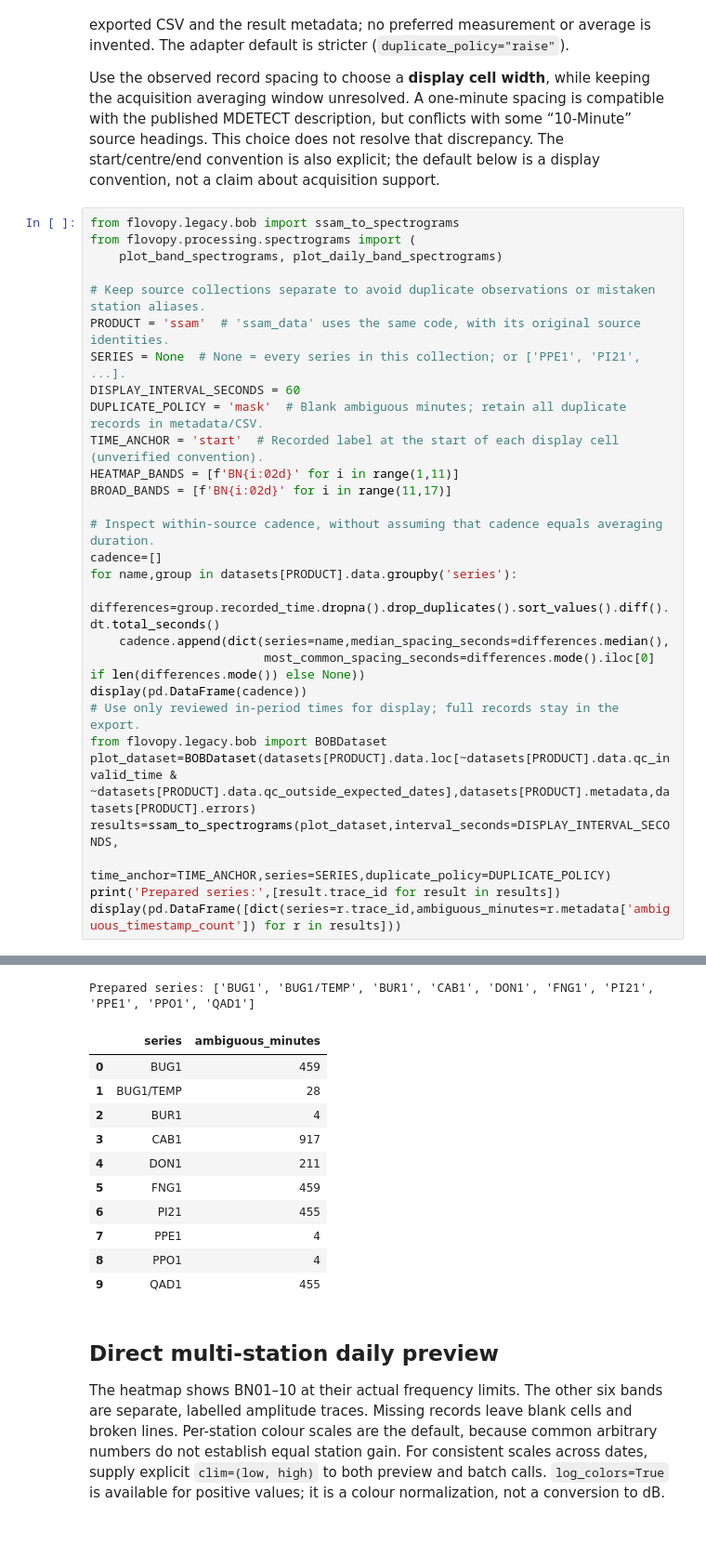
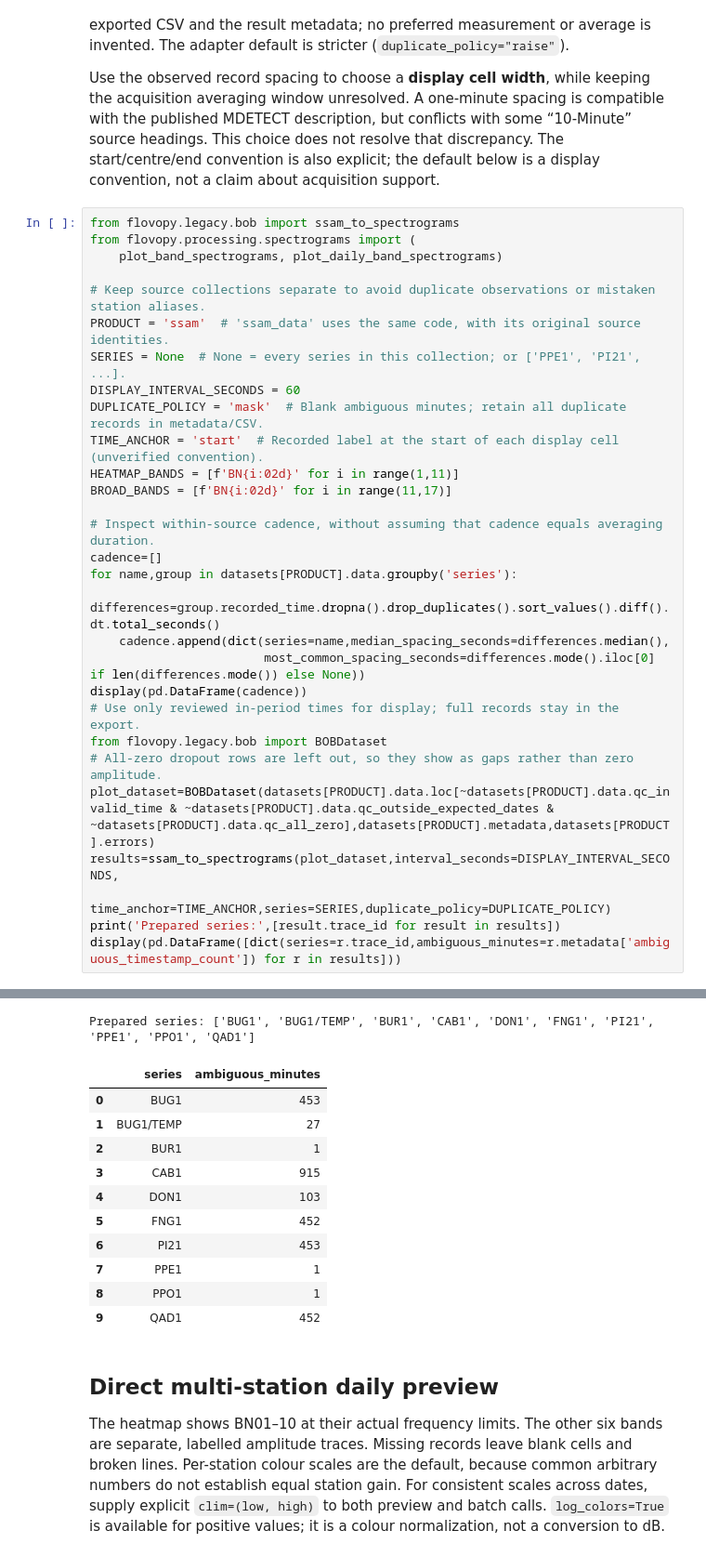
Before and after one commit to gthompson/Pinatubo1991SeismicData, a Jupyter notebook: 10_conversion/62_ssam.ipynb, the cells around one changed output, grey strips where cells are left out. Shown at 93% size. Drawn from its saved outputs; the diff is of its cells as text.

```diff
--- a/10_conversion/62_ssam.ipynb
+++ b/10_conversion/62_ssam.ipynb
@@ -320,44 +329,45 @@ TIME_ANCHOR = 'start'  # Recorded label at the start of each display cell (unver
 HEATMAP_BANDS = [f'BN{i:02d}' for i in range(1,11)]
 BROAD_BANDS = [f'BN{i:02d}' for i in range(11,17)]
 
 # Inspect within-source cadence, without assuming that cadence equals averaging duration.
 cadence=[]
 for name,group in datasets[PRODUCT].data.groupby('series'):
     differences=group.recorded_time.dropna().drop_duplicates().sort_values().diff().dt.total_seconds()
     cadence.append(dict(series=name,median_spacing_seconds=differences.median(),
                         most_common_spacing_seconds=differences.mode().iloc[0] if len(differences.mode()) else None))
 display(pd.DataFrame(cadence))
 # Use only reviewed in-period times for display; full records stay in the export.
 from flovopy.legacy.bob import BOBDataset
-plot_dataset=BOBDataset(datasets[PRODUCT].data.loc[~datasets[PRODUCT].data.qc_invalid_time & ~datasets[PRODUCT].data.qc_outside_expected_dates],datasets[PRODUCT].metadata,datasets[PRODUCT].errors)
+# All-zero dropout rows are left out, so they show as gaps rather than zero amplitude.
+plot_dataset=BOBDataset(datasets[PRODUCT].data.loc[~datasets[PRODUCT].data.qc_invalid_time & ~datasets[PRODUCT].data.qc_outside_expected_dates & ~datasets[PRODUCT].data.qc_all_zero],datasets[PRODUCT].metadata,datasets[PRODUCT].errors)
 results=ssam_to_spectrograms(plot_dataset,interval_seconds=DISPLAY_INTERVAL_SECONDS,
                             time_anchor=TIME_ANCHOR,series=SERIES,duplicate_policy=DUPLICATE_POLICY)
 print('Prepared series:',[result.trace_id for result in results])
 display(pd.DataFrame([dict(series=r.trace_id,ambiguous_minutes=r.metadata['ambiguous_timestamp_count']) for r in results]))
 # %% [output]
 |  | series | median_spacing_seconds | most_common_spacing_seconds |
 | 0 | BUG1 | 60.0 | 60.0 |
 | 1 | BUG1/TEMP | 60.0 | 60.0 |
 | 2 | BUR1 | 60.0 | 60.0 |
 | 3 | CAB1 | 60.0 | 60.0 |
 | 4 | DON1 | 60.0 | 60.0 |
 | 5 | FNG1 | 60.0 | 60.0 |
 | 6 | PI21 | 60.0 | 60.0 |
 | 7 | PPE1 | 60.0 | 60.0 |
 | 8 | PPO1 | 60.0 | 60.0 |
 | 9 | QAD1 | 60.0 | 60.0 |
 Prepared series: ['BUG1', 'BUG1/TEMP', 'BUR1', 'CAB1', 'DON1', 'FNG1', 'PI21', 'PPE1', 'PPO1', 'QAD1']
 |  | series | ambiguous_minutes |
-| 0 | BUG1 | 459 |
-| 1 | BUG1/TEMP | 28 |
-| 2 | BUR1 | 4 |
-| 3 | CAB1 | 917 |
-| 4 | DON1 | 211 |
-| 5 | FNG1 | 459 |
-| 6 | PI21 | 455 |
-| 7 | PPE1 | 4 |
-| 8 | PPO1 | 4 |
-| 9 | QAD1 | 455 |
+| 0 | BUG1 | 453 |
+| 1 | BUG1/TEMP | 27 |
+| 2 | BUR1 | 1 |
+| 3 | CAB1 | 915 |
+| 4 | DON1 | 103 |
+| 5 | FNG1 | 452 |
+| 6 | PI21 | 453 |
+| 7 | PPE1 | 1 |
+| 8 | PPO1 | 1 |
+| 9 | QAD1 | 452 |
 # %% [markdown]
 ## Direct multi-station daily preview
 
```
Also changed, not shown: parts of 5 cells of this notebook, 3 other files.
